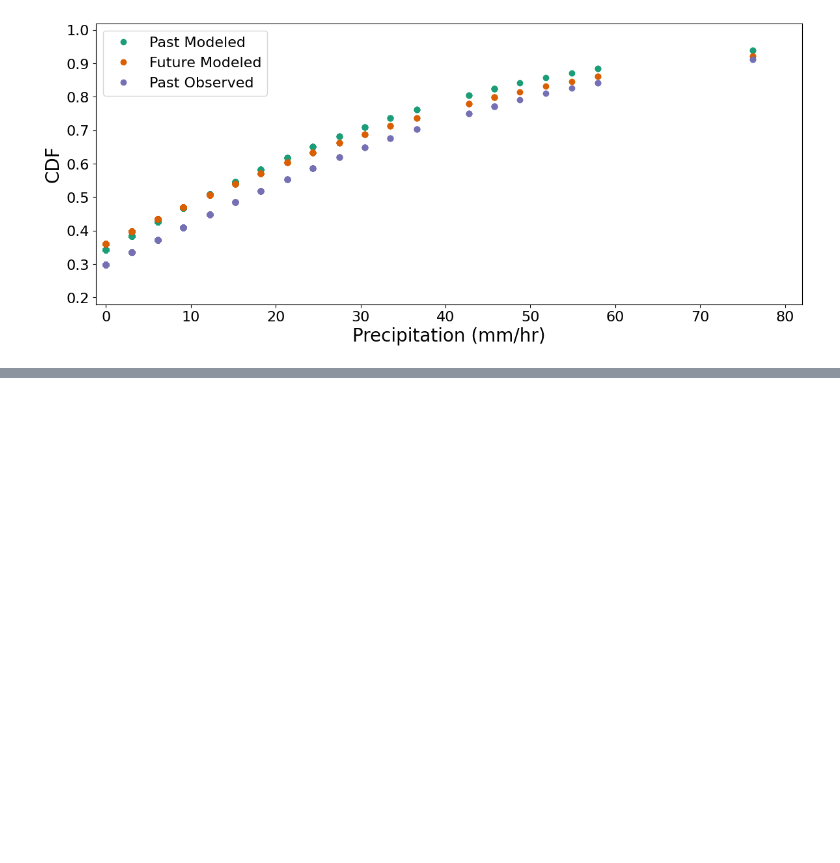
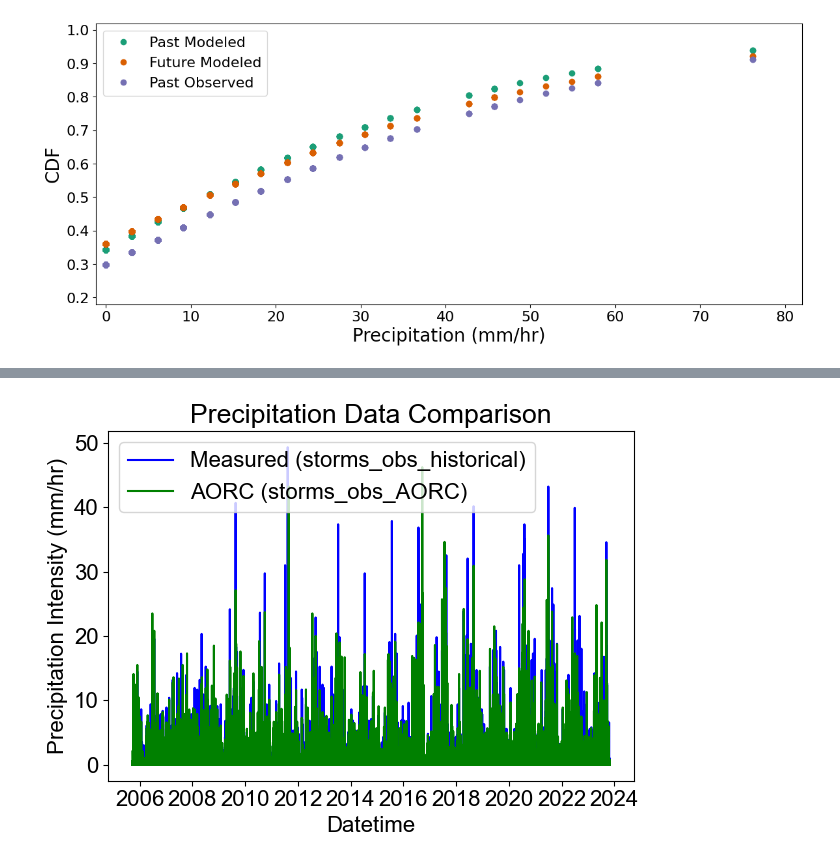
Before and after one commit to AustinFarnum/ClimateChangePrecipitationProjection, a Jupyter notebook: precip_projection_CC_single_city.ipynb, the cells around one changed output, grey strips where cells are left out. Drawn from its saved outputs; the diff is of its cells as text; code cells hidden in the pictures; blank space fills up the shorter version.

```diff
--- a/precip_projection_CC_single_city.ipynb
+++ b/precip_projection_CC_single_city.ipynb
@@ -877,0 +816,25 @@ plt.show
+# %%
+# Get precipitation data
+y0 = storms_obs_historical.loc[:, 'pr']
+y1 = storms_obs_AORC.loc[:, 'pr']
+
+# Get datetime values for x-axis
+x0 = storms_obs_AORC.index
+
+# Create the plot
+plt.plot(x0, y0, label='Measured (storms_obs_historical)', color='blue')
+plt.plot(x0, y1, label='AORC (storms_obs_AORC)', color='green')
+
+# Add labels and title
+plt.title('Precipitation Data Comparison')
+plt.xlabel('Datetime')
+plt.ylabel('Precipitation Intensity (mm/hr)')
+
+# Show legend
+plt.legend()
+
+# Show the plot
+plt.tight_layout()
+plt.show()
+# %% [output]
+[figure, added]
```
Also changed, not shown: parts of 15 cells of this notebook, 4 other files.
